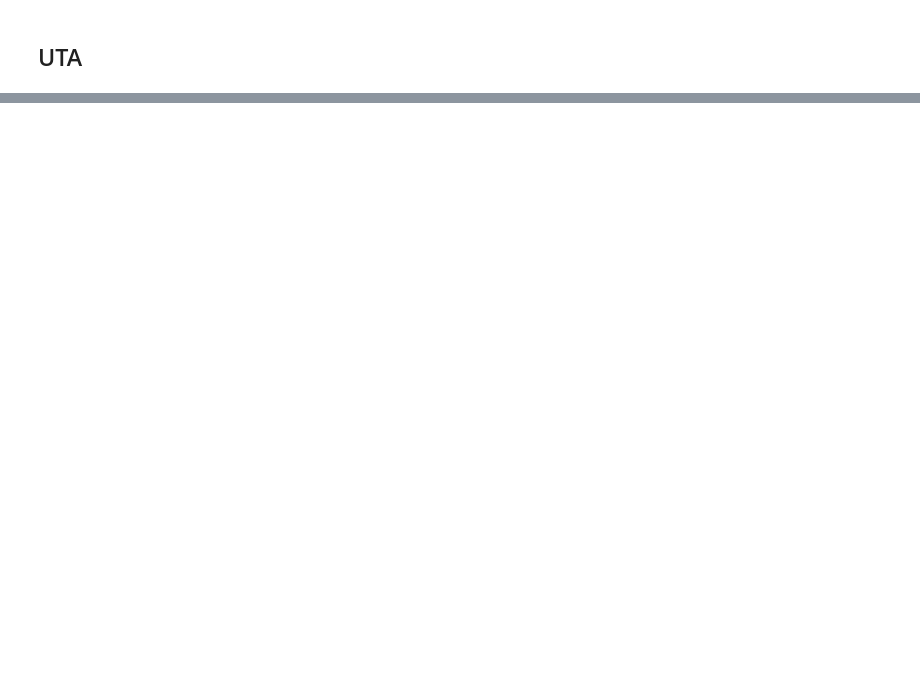
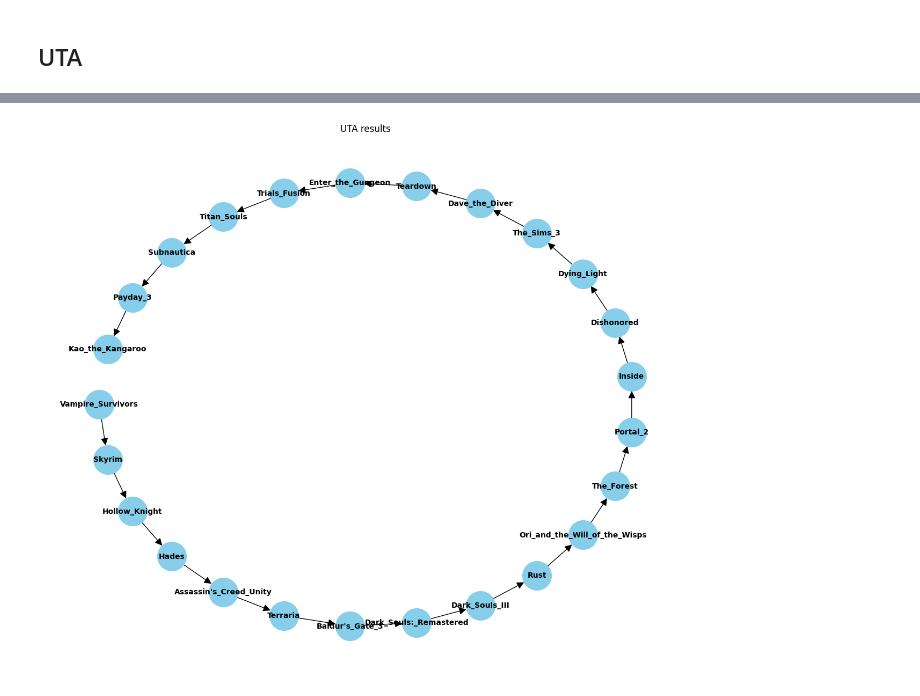
Before and after one commit to MatTheTab/Decision_Analysis, a Jupyter notebook: Project_2/UTA.ipynb, the cells around one changed output, grey strips where cells are left out. Drawn from its saved outputs; the diff is of its cells as text; code cells hidden in the pictures; blank space fills up the shorter version.

```diff
--- a/Project_2/UTA.ipynb
+++ b/Project_2/UTA.ipynb
@@ -248,0 +653,14 @@ results
+# %%
+nodes = [item[0] for item in results]
+
+G = nx.DiGraph()
+G.add_nodes_from(nodes)
+for i in range(len(nodes) - 1):
+    G.add_edge(nodes[i], nodes[i+1])
+plt.figure(figsize=(12, 10))
+pos = nx.shell_layout(G)
+nx.draw(G, pos, with_labels=True, node_size=1500, node_color="skyblue", font_size=10, font_weight='bold', arrowsize=20)
+plt.title('UTA results')
+plt.show()
+# %% [output]
+[figure, added]
```
Also changed, not shown: parts of 31 cells of this notebook, 1 other file.
